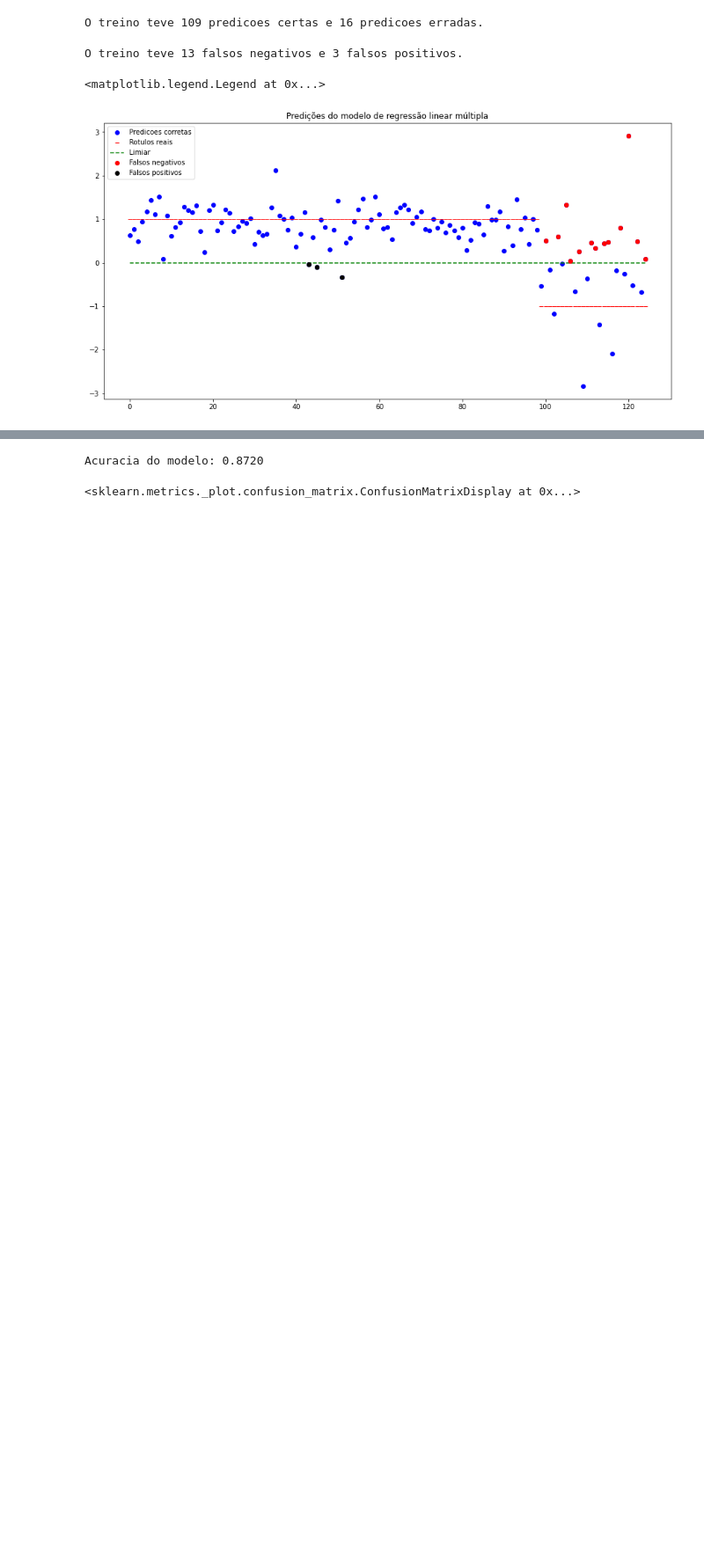
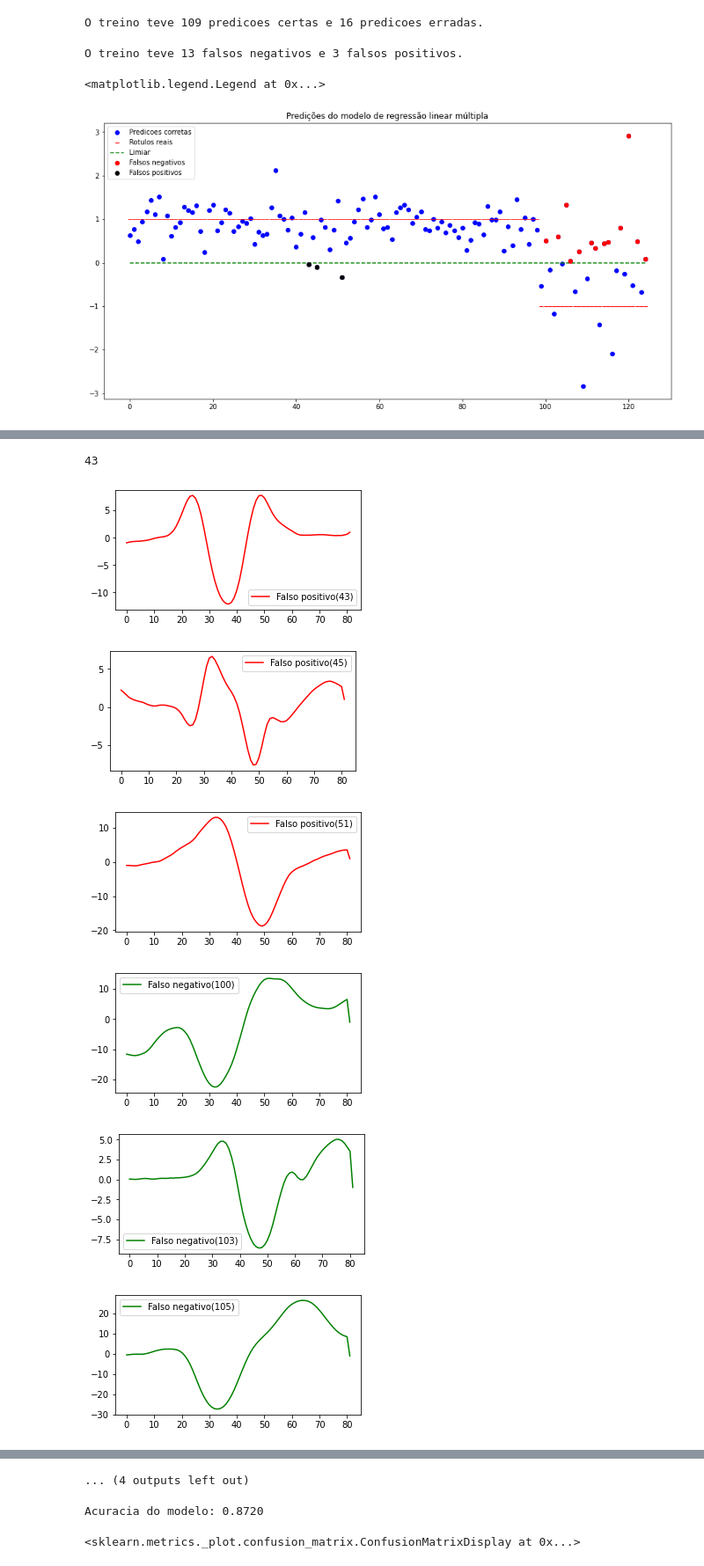
Before and after one commit to aveusalex/Predicao_Extra_sistolicos, a Jupyter notebook: ModeloExtraSistolicos.ipynb, the cells around one changed output, grey strips where cells are left out. Shown at 88% size. Saved outputs shown, nothing was run; the diff lists cells and outputs as text; code cells hidden in the pictures; blank space fills up the shorter version.

```diff
--- a/ModeloExtraSistolicos.ipynb
+++ b/ModeloExtraSistolicos.ipynb
@@ -197,0 +235,30 @@ axs.legend(["Predicoes corretas", "Rotulos reais", "Limiar", "Falsos negativos",
+# %%
+# plotar todos os batimentos que foram preditos erroneamente
+batimentos_errados = []
+
+for batimento in index_erradas:
+    batimento_aux = []
+    for i in range(1, 83):
+        batimento_aux.append(xtest[[str(i)]].iloc[batimento])
+    batimentos_errados.append(batimento_aux + [batimento])
+# %%
+batimentos_errados[0][-1]
+# %% [output]
+43
+# %%
+for batimento in batimentos_errados:
+    fig, axs = plt.subplots(1, figsize=(5, 2.5))
+
+    if batimento[82] in index_falsos_pos:
+        axs.plot(batimento[:-1], color='red')
+        axs.legend([f"Falso positivo({batimento[82]})"])
+    else:
+        axs.plot(batimento[:-1], color='green')
+        axs.legend([f"Falso negativo({batimento[82]})"])
+# %% [output]
+[figure, added]
+[figure, added]
+[figure, added]
+[figure, added]
+[figure, added]
+[figure, added]
@@ -198,3 +271,4 @@ axs.legend(["Predicoes corretas", "Rotulos reais", "Limiar", "Falsos negativos",
+... (4 outputs left out)
 # %%
 from sklearn.metrics import confusion_matrix, ConfusionMatrixDisplay
 
```
Also changed, not shown: parts of 11 cells of this notebook.
